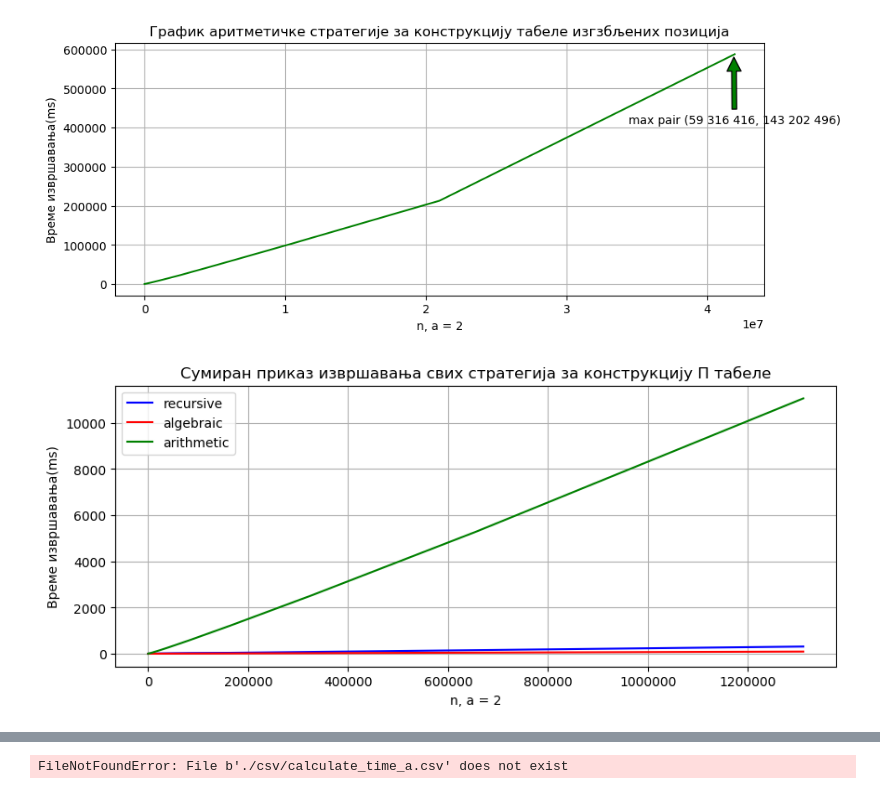
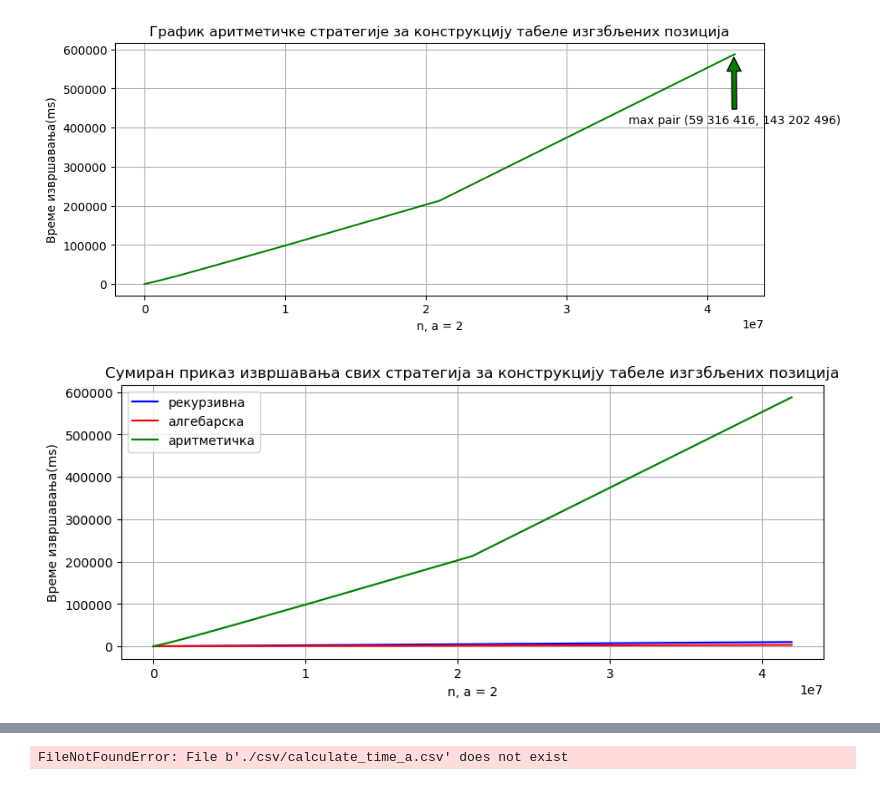
Before and after one commit to marijamijailovic/WythoffGame, a Jupyter notebook: src/statistics/statistics.ipynb, the cells around one changed output, grey strips where cells are left out. Cells and saved outputs as stored; diff of their text form; code cells hidden in the pictures.

```diff
--- a/src/statistics/statistics.ipynb
+++ b/src/statistics/statistics.ipynb
@@ -2,6 +2,6 @@
 import pandas as pd
 import matplotlib.pyplot as plt
 # %%
-calculate_time_n = pd.read_ods('./csv/calculate_time_n_2.ods')
-calculate_time_n.info()
+calculate_time_n = pd.read_csv('./csv/calculate_time_n.csv')
+calculate_time_n
 # %% [output]
@@ -92,17 +88,17 @@ plt.show()
 [figure]
 # %%
 plt.figure(figsize=(1000/100,400/100), dpi=100);
-plt.plot(merge['n'],merge['recursive'],color='blue')
-plt.plot(merge['n'],merge['algebraic'],color='red')
-plt.plot(merge['n'],merge['arithmetic'],color='green')
+plt.plot(calculate_time_n['n'],calculate_time_n['рекурзивна'],color='blue')
+plt.plot(calculate_time_n['n'],calculate_time_n['алгебарска'],color='red')
+plt.plot(calculate_time_n['n'],calculate_time_n['аритметичка'],color='green')
 plt.legend()
-plt.title('Сумиран приказ извршавања свих стратегија за конструкцију П табеле')
+plt.title('Сумиран приказ извршавања свих стратегија за конструкцију табеле изгзбљених позиција')
 plt.xlabel('n, a = 2')
 plt.ylabel('Време извршавања(ms)')
 plt.grid(True)
 plt.savefig('./picture/all.png', dpi=100)
 plt.show()
 # %% [output]
-[figure, old version]
+[figure, new version]
 # %%
 plt.figure(figsize=(1000/100,400/100), dpi=100);
```
Also changed, not shown: parts of 6 cells of this notebook, 10 other files.
